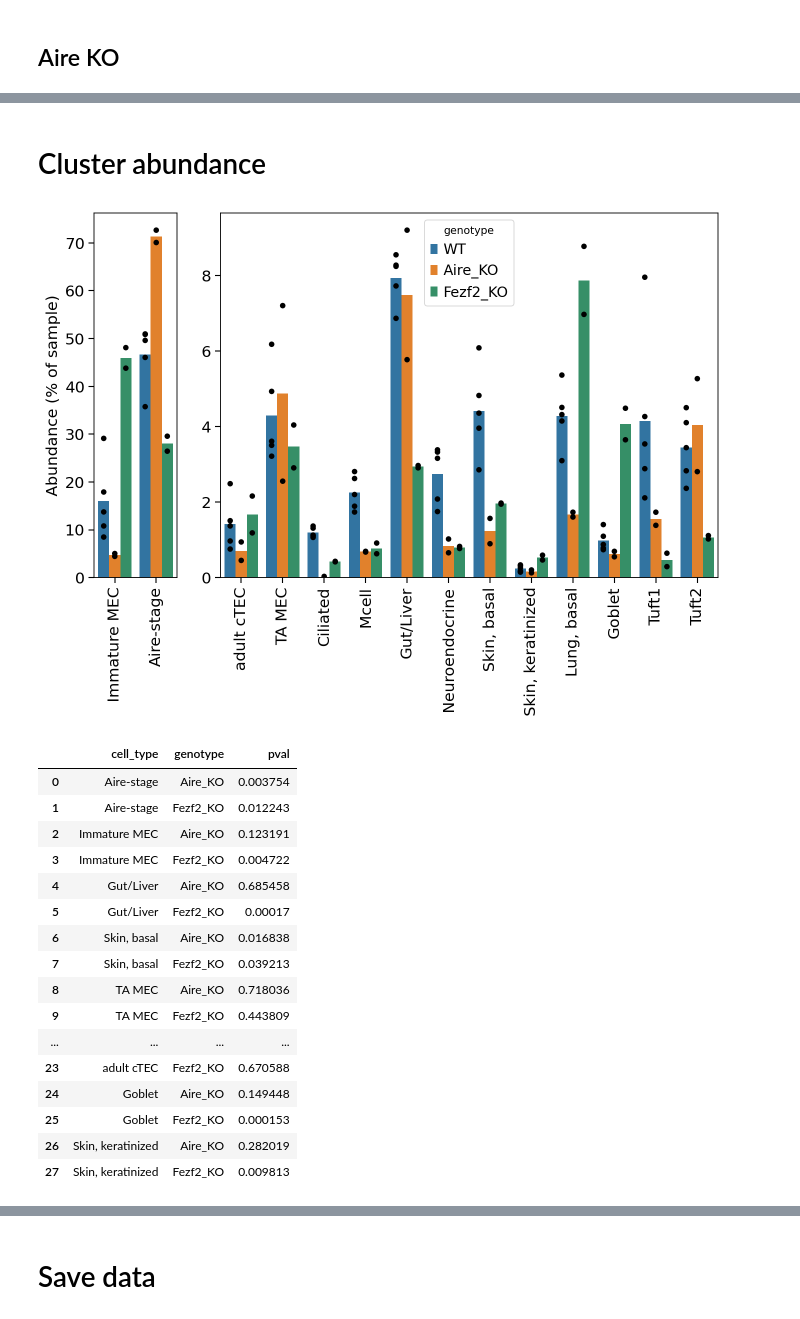
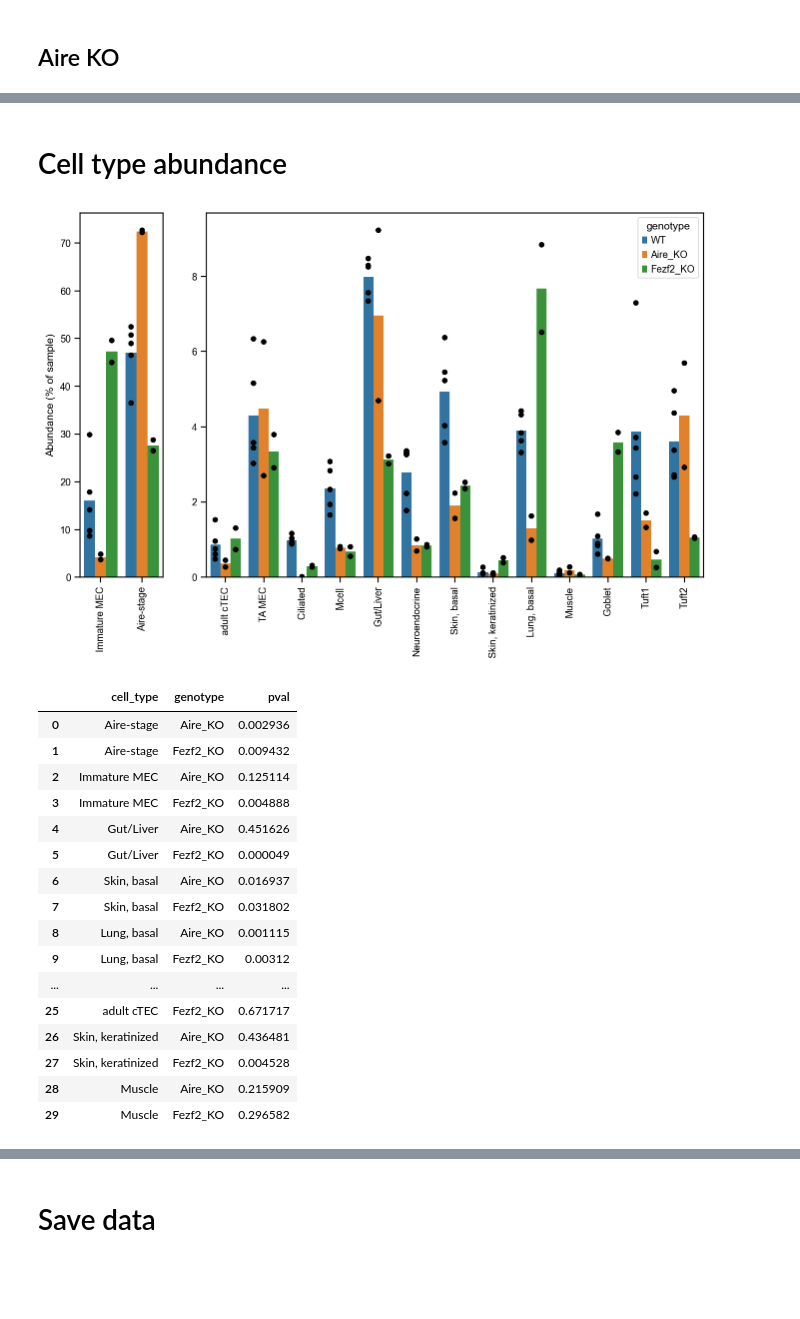
Before and after one commit to j-germino/M-cells, a Jupyter notebook: code/cell_type_abundances.ipynb, the cells around one changed output, grey strips where cells are left out. Cells and saved outputs as stored; diff of their text form; code cells hidden in the pictures; blank space fills up the shorter version.

```diff
--- a/code/cell_type_abundances.ipynb
+++ b/code/cell_type_abundances.ipynb
@@ -10,9 +12,12 @@ import seaborn as sns
 import numpy as np
 from scipy.stats import ttest_ind
 # %%
+# Setup figure params
+sc.set_figure_params(figsize=(4,4),  dpi=80, dpi_save=300, facecolor="white", frameon=False)
 sns.set_context("paper")
 plt.rcParams["axes.grid"] = False
-sc.set_figure_params(figsize=(4,4), dpi=80, dpi_save=300, facecolor="white", frameon=False)
+plt.rcParams['pdf.use14corefonts'] = True
+plt.rcParams['axes.unicode_minus'] = False
 # %% [markdown]
 ## Set up file paths
 # %% [markdown]
@@ -74,5 +85,5 @@ sc.pl.umap(
 # %% [markdown]
-# Cluster abundance
+# Cell type abundance
 # %%
 abundance_data = pd.DataFrame()
 for genotype in adata.obs.genotype.unique():
@@ -122,7 +133,8 @@ sns.barplot(
     hue="genotype",
     ax=axs[0],
     errorbar=None,
-    order = ["Immature MEC", "Aire-stage"]
+    order = ["Immature MEC", "Aire-stage"],
+    palette=["tab:blue", "tab:orange", "tab:green"],
 )
 for cell_type in ["Aire-stage", "Immature MEC"]:
     sns.stripplot(
@@ -154,37 +166,39 @@ sns.barplot(
     order = [
         "adult cTEC", "TA MEC", "Ciliated", "Mcell",
         "Gut/Liver", "Neuroendocrine", "Skin, basal", "Skin, keratinized",
-        "Lung, basal", "Goblet", "Tuft1", "Tuft2"
-    ]
+        "Lung, basal", "Muscle", "Goblet", "Tuft1", "Tuft2"
+    ],
+    palette=["tab:blue", "tab:orange", "tab:green"],
 )
 for cell_type in abundance_data.cell_type.unique():
     if cell_type not in ["Aire-stage", "Immature MEC"]:
         sns.stripplot(
             abundance_data[abundance_data.cell_type == cell_type],
             x="cell_type",
             y="abundance",
             hue="genotype",
             dodge=True,
             s=5,
             ax=axs[1],
             legend=None,
             palette=["black"]*3,
             order = [
                 "adult cTEC", "TA MEC", "Ciliated", "Mcell",
                 "Gut/Liver", "Neuroendocrine", "Skin, basal", "Skin, keratinized",
-                "Lung, basal", "Goblet", "Tuft1", "Tuft2"
+                "Lung, basal", "Muscle", "Goblet", "Tuft1", "Tuft2"
             ],
             jitter=False
         )
 axs[1].set_ylabel("")
 axs[1].set_xlabel("")
 axs[1].set_xticklabels(axs[1].get_xticklabels(), rotation=90)
 axs[1].grid(False)
 
 plt.subplots_adjust(wspace=0.15)
+plt.savefig("../analysis/paper_figures/S2/S2B_scRNAseq_cell_type_abundances.pdf")
 plt.show()
 # %% [output]
-[figure, old version]
+[figure, new version]
 # %%
 pvalues = pd.DataFrame()
 for cell_type in abundance_data.cell_type.unique():
@@ -200,22 +214,22 @@ for cell_type in abundance_data.cell_type.unique():
 pvalues
 # %% [output]
 |  | cell_type | genotype | pval |
-| 0 | Aire-stage | Aire_KO | 0.003754 |
-| 1 | Aire-stage | Fezf2_KO | 0.012243 |
-| 2 | Immature MEC | Aire_KO | 0.123191 |
-| 3 | Immature MEC | Fezf2_KO | 0.004722 |
-| 4 | Gut/Liver | Aire_KO | 0.685458 |
-| 5 | Gut/Liver | Fezf2_KO | 0.00017 |
-| 6 | Skin, basal | Aire_KO | 0.016838 |
-| 7 | Skin, basal | Fezf2_KO | 0.039213 |
-| 8 | TA MEC | Aire_KO | 0.718036 |
-| 9 | TA MEC | Fezf2_KO | 0.443809 |
+| 0 | Aire-stage | Aire_KO | 0.002936 |
+| 1 | Aire-stage | Fezf2_KO | 0.009432 |
+| 2 | Immature MEC | Aire_KO | 0.125114 |
+| 3 | Immature MEC | Fezf2_KO | 0.004888 |
+| 4 | Gut/Liver | Aire_KO | 0.451626 |
+| 5 | Gut/Liver | Fezf2_KO | 0.000049 |
+| 6 | Skin, basal | Aire_KO | 0.016937 |
+| 7 | Skin, basal | Fezf2_KO | 0.031802 |
+| 8 | Lung, basal | Aire_KO | 0.001115 |
+| 9 | Lung, basal | Fezf2_KO | 0.00312 |
 | ... | ... | ... | ... |
-| 23 | adult cTEC | Fezf2_KO | 0.670588 |
-| 24 | Goblet | Aire_KO | 0.149448 |
-| 25 | Goblet | Fezf2_KO | 0.000153 |
-| 26 | Skin, keratinized | Aire_KO | 0.282019 |
-| 27 | Skin, keratinized | Fezf2_KO | 0.009813 |
+| 25 | adult cTEC | Fezf2_KO | 0.671717 |
+| 26 | Skin, keratinized | Aire_KO | 0.436481 |
+| 27 | Skin, keratinized | Fezf2_KO | 0.004528 |
+| 28 | Muscle | Aire_KO | 0.215909 |
+| 29 | Muscle | Fezf2_KO | 0.296582 |
 # %%
 order = [
     "adult cTEC", "Immature MEC", "TA MEC", "Aire-stage", "Ciliated",
```
Also changed, not shown: parts of 4 cells of this notebook, 28 other files.
